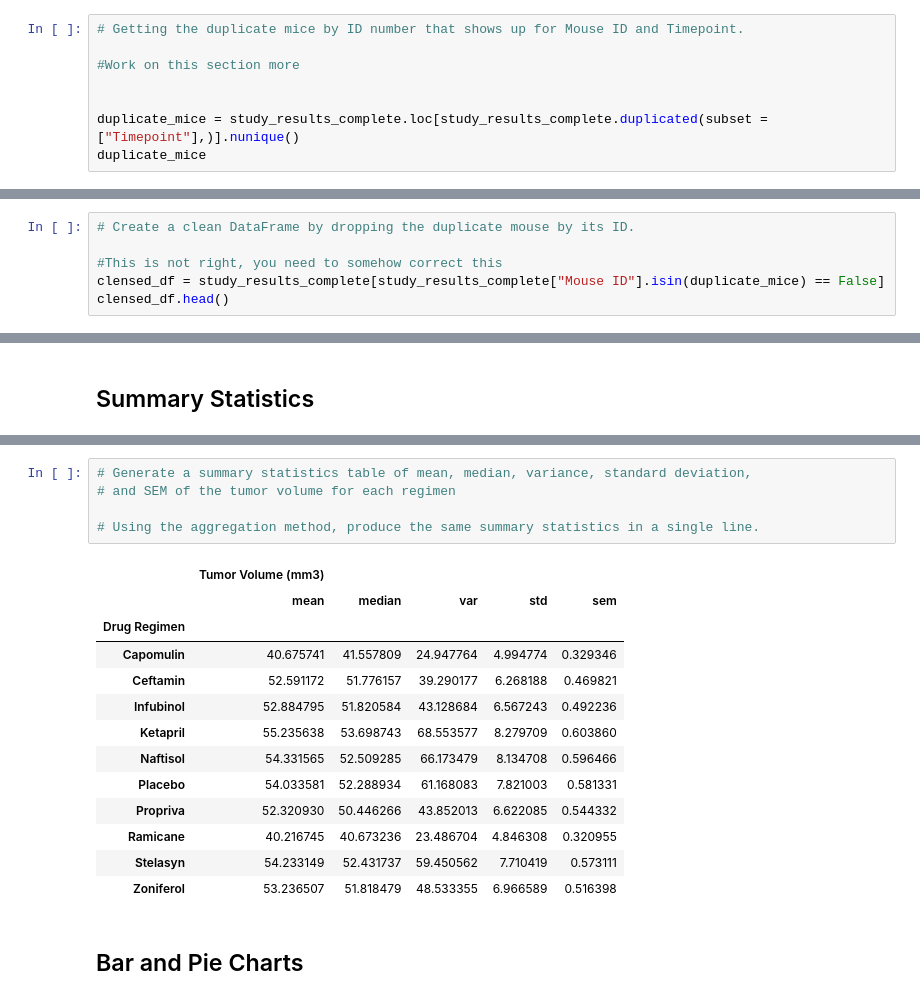
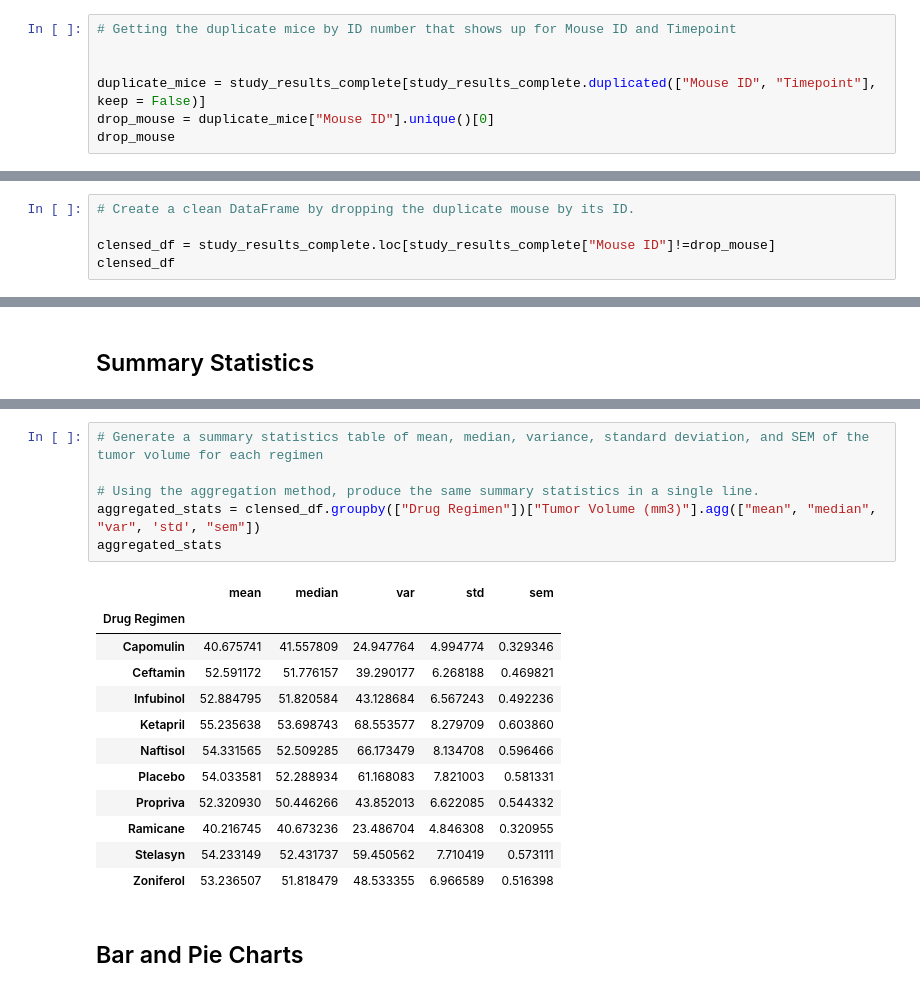
Before and after one commit to spmims/matplotlib-assignment, a Jupyter notebook: module_5_starter_code/Pymaceuticals/pymaceuticals_starter.ipynb, the cells around one changed output, grey strips where cells are left out. Drawn from its saved outputs; the diff is of its cells as text.

```diff
--- a/module_5_starter_code/Pymaceuticals/pymaceuticals_starter.ipynb
+++ b/module_5_starter_code/Pymaceuticals/pymaceuticals_starter.ipynb
@@ -41,11 +42,10 @@ total_mice
 # %% [output]
 249
 # %%
-# Getting the duplicate mice by ID number that shows up for Mouse ID and Timepoint.
-
-#Work on this section more
+# Getting the duplicate mice by ID number that shows up for Mouse ID and Timepoint
 
 
-duplicate_mice = study_results_complete.loc[study_results_complete.duplicated(subset = ["Timepoint"],)].nunique()
-duplicate_mice
+duplicate_mice = study_results_complete[study_results_complete.duplicated(["Mouse ID", "Timepoint"], keep = False)]
+drop_mouse = duplicate_mice["Mouse ID"].unique()[0]
+drop_mouse
 # %% [output]
@@ -78,9 +68,8 @@ dtype: int64
 # %%
 # Create a clean DataFrame by dropping the duplicate mouse by its ID.
 
-#This is not right, you need to somehow correct this
-clensed_df = study_results_complete[study_results_complete["Mouse ID"].isin(duplicate_mice) == False]
-clensed_df.head()
+clensed_df = study_results_complete.loc[study_results_complete["Mouse ID"]!=drop_mouse]
+clensed_df
 # %% [output]
 |  | Mouse ID | Drug Regimen | Sex | Age_months | Weight (g) | Timepoint | Tumor Volume (mm3) | ... |
 | 0 | k403 | Ramicane | Male | 21 | 16 | 0 | 45.000000 | ... |
@@ -114,12 +142,12 @@ clensed_df.head()
 | Stelasyn | 54.233149 | 52.431737 | 59.450562 | 7.710419 | ... |
 | Zoniferol | 53.236507 | 51.818479 | 48.533355 | 6.966589 | ... |
 # %%
-# Generate a summary statistics table of mean, median, variance, standard deviation,
-# and SEM of the tumor volume for each regimen
+# Generate a summary statistics table of mean, median, variance, standard deviation, and SEM of the tumor volume for each regimen
 
 # Using the aggregation method, produce the same summary statistics in a single line.
+aggregated_stats = clensed_df.groupby(["Drug Regimen"])["Tumor Volume (mm3)"].agg(["mean", "median", "var", 'std', "sem"])
+aggregated_stats
 # %% [output]
-|  | Tumor Volume (mm3) |  |  |  |  |
 |  | mean | median | var | std | sem |
 | Drug Regimen |  |  |  |  |  |
 | Capomulin | 40.675741 | 41.557809 | 24.947764 | 4.994774 | 0.329346 |
```
Also changed, not shown: parts of 12 cells of this notebook.
